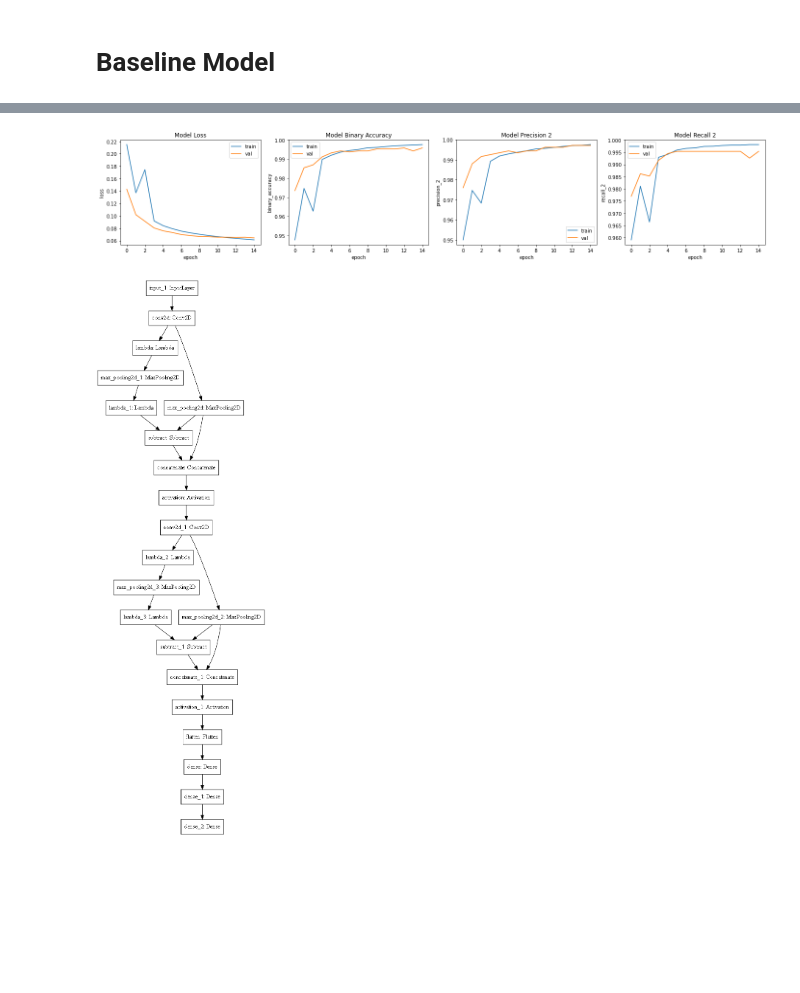
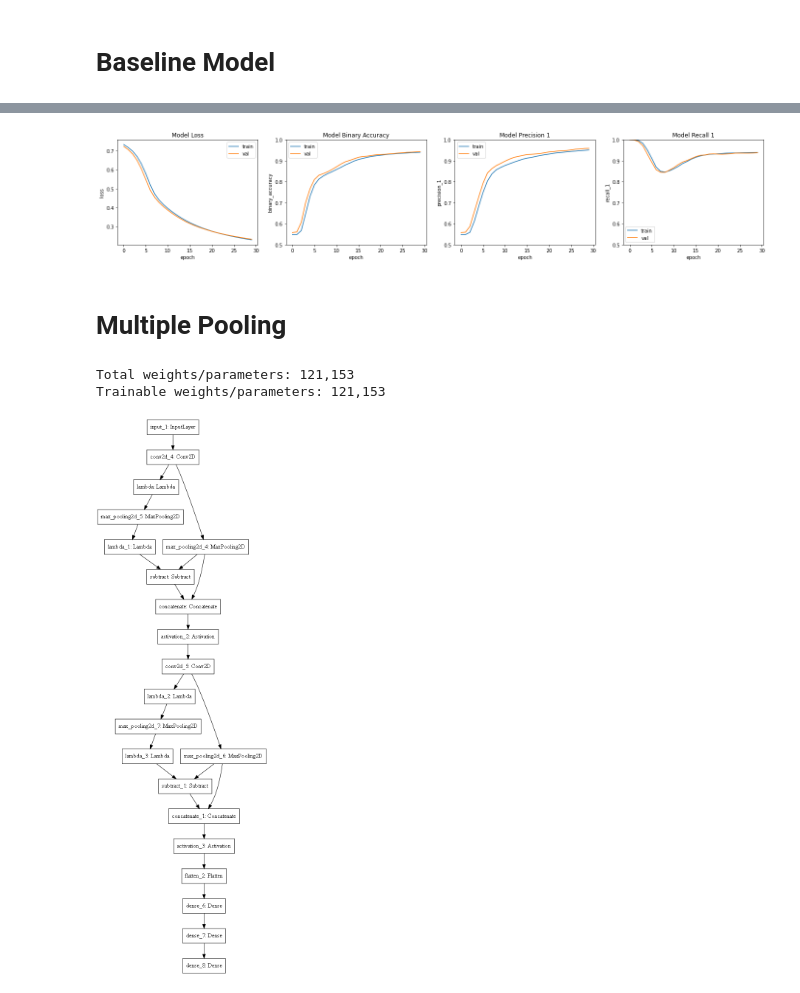
Before and after one commit to RolandSherwin/MultiplePooling-and-AutoencoderClassifierHybrid, a Jupyter notebook: 01-multiple-pooling.ipynb, the cells around one changed output, grey strips where cells are left out. Drawn from its saved outputs; the diff is of its cells as text; code cells hidden in the pictures; blank space fills up the shorter version.

```diff
--- a/01-multiple-pooling.ipynb
+++ b/01-multiple-pooling.ipynb
@@ -5,17 +5,20 @@ about pooling, then statistics, then pooling,
 finally dataset used(short) and the experiments conducted and result found
 # %%
 import os
+from typing import (List, Tuple)
+import numpy as np
 import matplotlib.pyplot as plt
 %matplotlib inline
-import numpy as np
+import tensorflow as tf
 import tensorflow.keras as keras
-import tensorflow as tf
-from typing import (List, Tuple)
+from tensorflow.keras.layers.experimental import preprocessing
 from utils.plotting import HistoryPlotter
 
 SEED = 42
 BATCH_SIZE = 128
 IMAGE_SIZE = [154,154]
+EPOCHS = 30
+LEARNING_RATE=0.001
 DATASET_PATH = os.path.expanduser("~\Downloads\datasets\MaskedFaces")
 AUTOTUNE = tf.data.AUTOTUNE
 np.random.seed(SEED)
@@ -23,7 +26,6 @@ np.random.seed(SEED)
 img_size = IMAGE_SIZE.copy()
 img_size.append(3)
 IMAGE_SIZE_3 = tuple(img_size)
-
 print("Num GPUs Available: ", len(tf.config.list_physical_devices('GPU')))
 # %% [output]
 Num GPUs Available:  1
@@ -46,8 +48,7 @@ validation_ds = keras.preprocessing.image_dataset_from_directory(DATASET_PATH,
                                                             batch_size=BATCH_SIZE,
                                                             )
 
-train_ds = train_ds.prefetch(AUTOTUNE).cache()
 # take 5 batches for test_ds, rest for validation_ds
-test_ds = validation_ds.take(5).prefetch(AUTOTUNE).cache()
-validation_ds = validation_ds.skip(5).prefetch(AUTOTUNE).cache()
+test_ds = validation_ds.take(5).cache().prefetch(AUTOTUNE)
+validation_ds = validation_ds.skip(5)
 # %% [output]
@@ -58 +61,8 @@ Using 2567 files for validation.
+# %%
+augmentations = keras.Sequential([
+	preprocessing.Rescaling(scale=1.0 / 255),
+	preprocessing.RandomFlip("horizontal_and_vertical", seed=SEED),
+])
+train_ds = train_ds.map(lambda x,y: (augmentations(x), y), num_parallel_calls=AUTOTUNE).cache().prefetch(AUTOTUNE)
+validation_ds = validation_ds.map(lambda x,y: (augmentations(x), y), num_parallel_calls=AUTOTUNE).cache().prefetch(AUTOTUNE)
 # %%
@@ -220,12 +216,12 @@ optimal_pooling = keras.models.Sequential([
 # %%
 optimal_pooling.compile(
     loss=keras.losses.BinaryCrossentropy(from_logits=False),
-    optimizer=keras.optimizers.SGD(learning_rate=0.001),
+    optimizer=keras.optimizers.SGD(learning_rate=LEARNING_RATE),
     metrics=[
         keras.metrics.BinaryAccuracy(),
         keras.metrics.Precision(),
         keras.metrics.Recall(),
     ]
 )
-optimal_pooling_history = optimal_pooling.fit(train_ds, epochs=15, validation_data=validation_ds)
+optimal_pooling_history = optimal_pooling.fit(train_ds, epochs=EPOCHS, validation_data=validation_ds)
 # %% [output]
@@ -249,6 +245,7 @@ Epoch 15/15
 # %%
+optimal_pooling.evaluate(test_ds)
 np.save("./models/optimal_pooling_history.npy", optimal_pooling_history.history)
-# baseline_history = np.load("./models/baseline_history.npy", allow_pickle='TRUE').item()
+# baseline_history = np.load("./models/optimal_pooling_history.npy", allow_pickle='TRUE').item()
 optimal_pooling_plot = HistoryPlotter(history=optimal_pooling_history.history)
 optimal_pooling_plot.all(row_col=[1,0])
 # %% [output]
@@ -255,25 +253,21 @@ optimal_pooling_plot.all(row_col=[1,0])
-[figure, old version]
+[figure, new version]
+# %% [markdown]
+# Multiple Pooling
 # %%
-def get_multiple_pooling_model():
+def get_multi_pooling_model():
     inputs = keras.layers.Input(shape=IMAGE_SIZE_3)
+    # Error while calculating the l1_range if this layer is not regularized.
     l1 = keras.layers.Conv2D(filters=32, kernel_size=8, strides=3, kernel_regularizer=keras.regularizers.l2(), input_shape=IMAGE_SIZE_3)(inputs)
 
     l1_max = keras.layers.MaxPool2D(pool_size=6, strides=3)(l1)
     # 1. negative of feature map
     l1_min = keras.layers.Lambda(lambda x: tf.math.negative(x))(l1)
-    # l1_min = tf.math.negative(l1) # does not work as a tensor, instead need to apply it as a layer using lambda.
-
     # 2. apply maxpool to get min statistics
     l1_min = keras.layers.MaxPool2D(pool_size=6, strides=3)(l1_min)
-
     # 3. Revert to original after getting min statistics
     l1_min = keras.layers.Lambda(lambda x: tf.math.negative(x))(l1_min)
-    # l1_min = tf.math.negative(l1_min)
-
     # 4. get range statistic max - min
     l1_range = keras.layers.subtract([l1_max, l1_min])
-    # l1_range = tf.math.subtract(l1_max, l1_min)
-
     # 5. Concatenate to get multiple pooling
     l1_multi_pool = keras.layers.Concatenate()([l1_max, l1_range]) # num of channels = 2x baseline = 64
     l1_multi_pool = keras.layers.Activation('relu')(l1_multi_pool)
@@ -282,12 +276,9 @@ def get_multiple_pooling_model():
 
     l2_max = keras.layers.MaxPool2D(pool_size=4, strides=3)(l2)
     l2_min = keras.layers.Lambda(lambda x: tf.math.negative(x))(l2)
-    # l2_min = tf.math.negative(l2)
     l2_min = keras.layers.MaxPool2D(pool_size=4, strides=3)(l2_min)
     l2_min = keras.layers.Lambda(lambda x: tf.math.negative(x))(l2_min)
-    # l2_min = tf.math.negative(l2_min)
     l2_range = tf.keras.layers.subtract([l2_max, l2_min])
-    # l2_range = tf.math.subtract(l2_max, l2_min)
     l2_multi_pool = keras.layers.Concatenate()([l2_max, l2_range])
     l2_multi_pool = keras.layers.Activation('relu')(l2_multi_pool)
 
@@ -299,9 +290,12 @@ def get_multiple_pooling_model():
     model = keras.models.Model(inputs=inputs, outputs=l5)
     return model
 
-multiple_pooling = get_multiple_pooling_model()
-tf.keras.utils.plot_model(multiple_pooling,
-                          show_shapes=False,
-                          dpi=80)
+multi_pooling = get_multi_pooling_model()
+
+total_weights, train_weights = n_weights(multi_pooling)
+print(f"Total weights/parameters: {total_weights:,}\nTrainable weights/parameters: {train_weights:,}")
+keras.utils.plot_model(multi_pooling, show_shapes=False, dpi=80)
 # %% [output]
+Total weights/parameters: 121,153
+Trainable weights/parameters: 121,153
-[figure, old version]
+[figure, new version]
```
Also changed, not shown: parts of 17 cells of this notebook, 4 other files.
